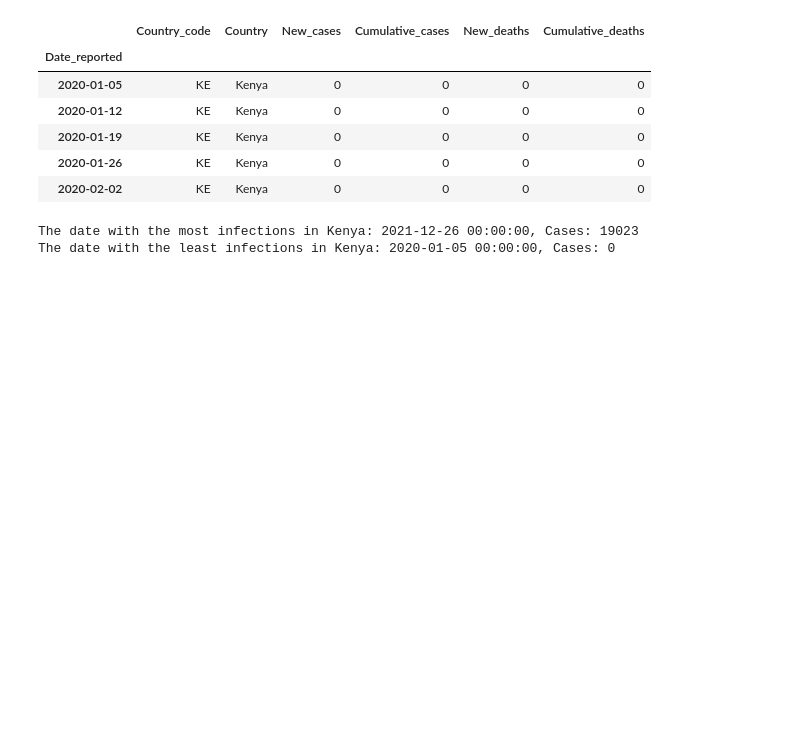
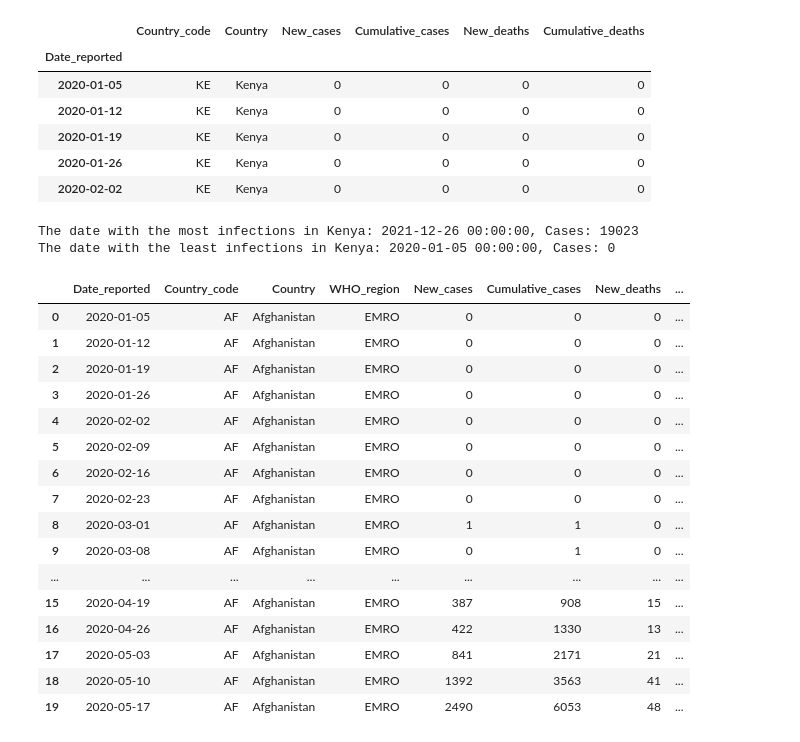
Before and after one commit to webstarO/Covid-Dataset, a Jupyter notebook: Covid Kenya Visualization.ipynb, the cells around one changed output. Saved outputs shown, nothing was run; the diff lists cells and outputs as text; code cells hidden in the pictures; blank space fills up the shorter version.

```diff
--- a/Covid Kenya Visualization.ipynb
+++ b/Covid Kenya Visualization.ipynb
@@ -279,3 +279,23 @@ print(f"The date with the least infections in Kenya: {date_least_infections}, Ca
 # %% [output]
 The date with the most infections in Kenya: 2021-12-26 00:00:00, Cases: 19023
 The date with the least infections in Kenya: 2020-01-05 00:00:00, Cases: 0
+# %%
+df.head(20)
+# %% [output]
+|  | Date_reported | Country_code | Country | WHO_region | New_cases | Cumulative_cases | New_deaths | ... |
+| 0 | 2020-01-05 | AF | Afghanistan | EMRO | 0 | 0 | 0 | ... |
+| 1 | 2020-01-12 | AF | Afghanistan | EMRO | 0 | 0 | 0 | ... |
+| 2 | 2020-01-19 | AF | Afghanistan | EMRO | 0 | 0 | 0 | ... |
+| 3 | 2020-01-26 | AF | Afghanistan | EMRO | 0 | 0 | 0 | ... |
+| 4 | 2020-02-02 | AF | Afghanistan | EMRO | 0 | 0 | 0 | ... |
+| 5 | 2020-02-09 | AF | Afghanistan | EMRO | 0 | 0 | 0 | ... |
+| 6 | 2020-02-16 | AF | Afghanistan | EMRO | 0 | 0 | 0 | ... |
+| 7 | 2020-02-23 | AF | Afghanistan | EMRO | 0 | 0 | 0 | ... |
+| 8 | 2020-03-01 | AF | Afghanistan | EMRO | 1 | 1 | 0 | ... |
+| 9 | 2020-03-08 | AF | Afghanistan | EMRO | 0 | 1 | 0 | ... |
+| ... | ... | ... | ... | ... | ... | ... | ... | ... |
+| 15 | 2020-04-19 | AF | Afghanistan | EMRO | 387 | 908 | 15 | ... |
+| 16 | 2020-04-26 | AF | Afghanistan | EMRO | 422 | 1330 | 13 | ... |
+| 17 | 2020-05-03 | AF | Afghanistan | EMRO | 841 | 2171 | 21 | ... |
+| 18 | 2020-05-10 | AF | Afghanistan | EMRO | 1392 | 3563 | 41 | ... |
+| 19 | 2020-05-17 | AF | Afghanistan | EMRO | 2490 | 6053 | 48 | ... |
```
